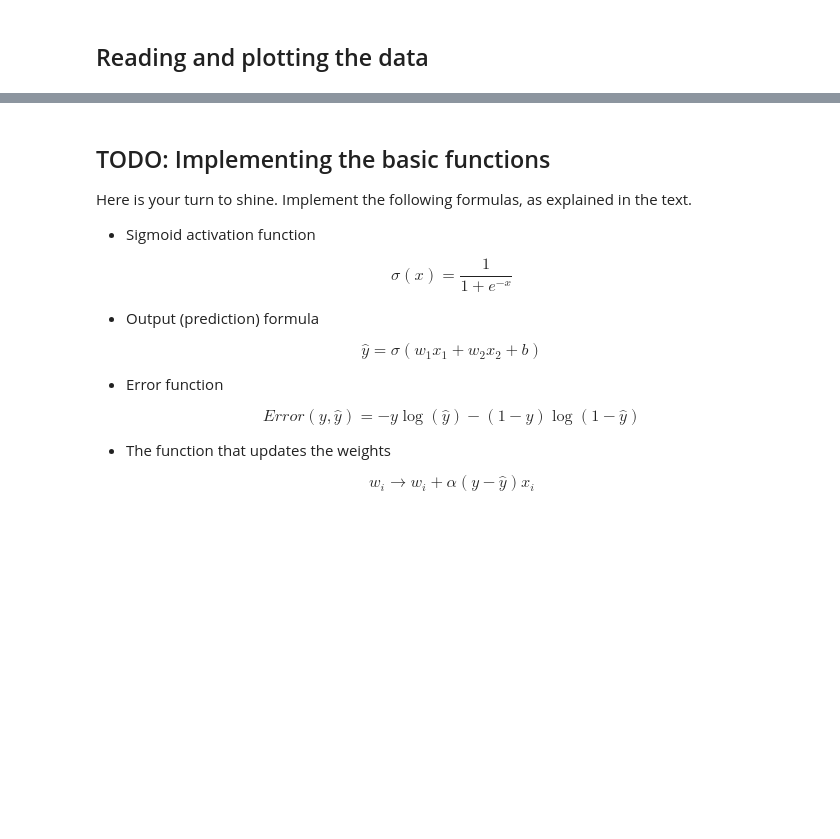
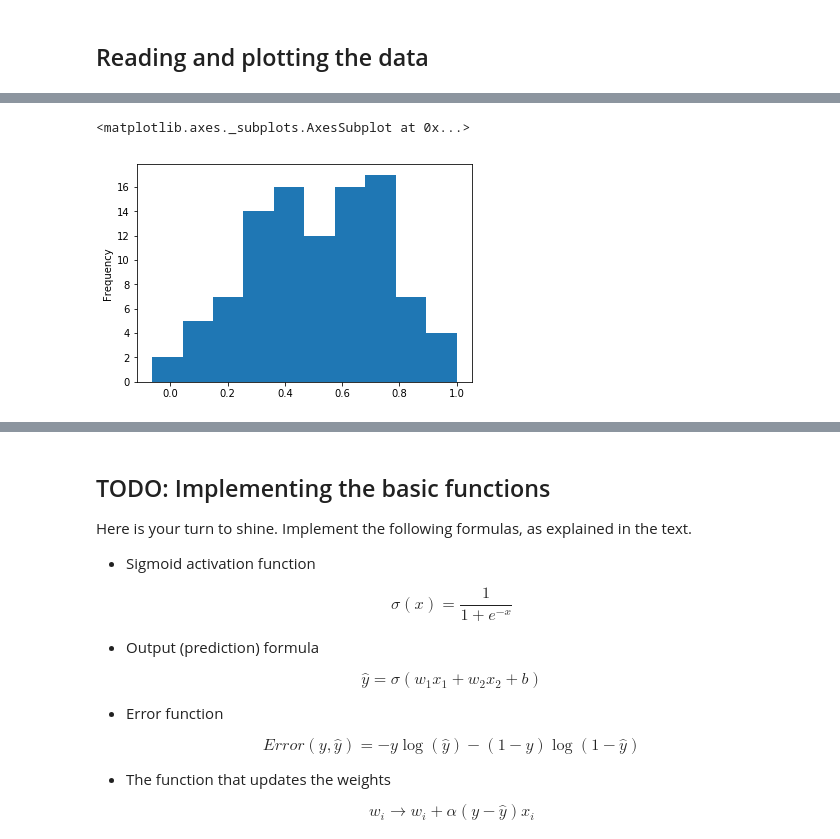
Before and after one commit to PRkudupu/deep_learning_labs, a Jupyter notebook: intro-neural-networks/gradient-descent/GradientDescent.ipynb, the cells around one changed output, grey strips where cells are left out. Drawn from its saved outputs; the diff is of its cells as text; code cells hidden in the pictures; blank space fills up the shorter version.

```diff
--- a/intro-neural-networks/gradient-descent/GradientDescent.ipynb
+++ b/intro-neural-networks/gradient-descent/GradientDescent.ipynb
@@ -50,0 +117,5 @@ plt.show()"""
+# %%
+data[1].plot(kind='hist')
+# %% [output]
+<matplotlib.axes._subplots.AxesSubplot at 0x...>
+[figure, added]
```
Also changed, not shown: parts of 16 cells of this notebook.
